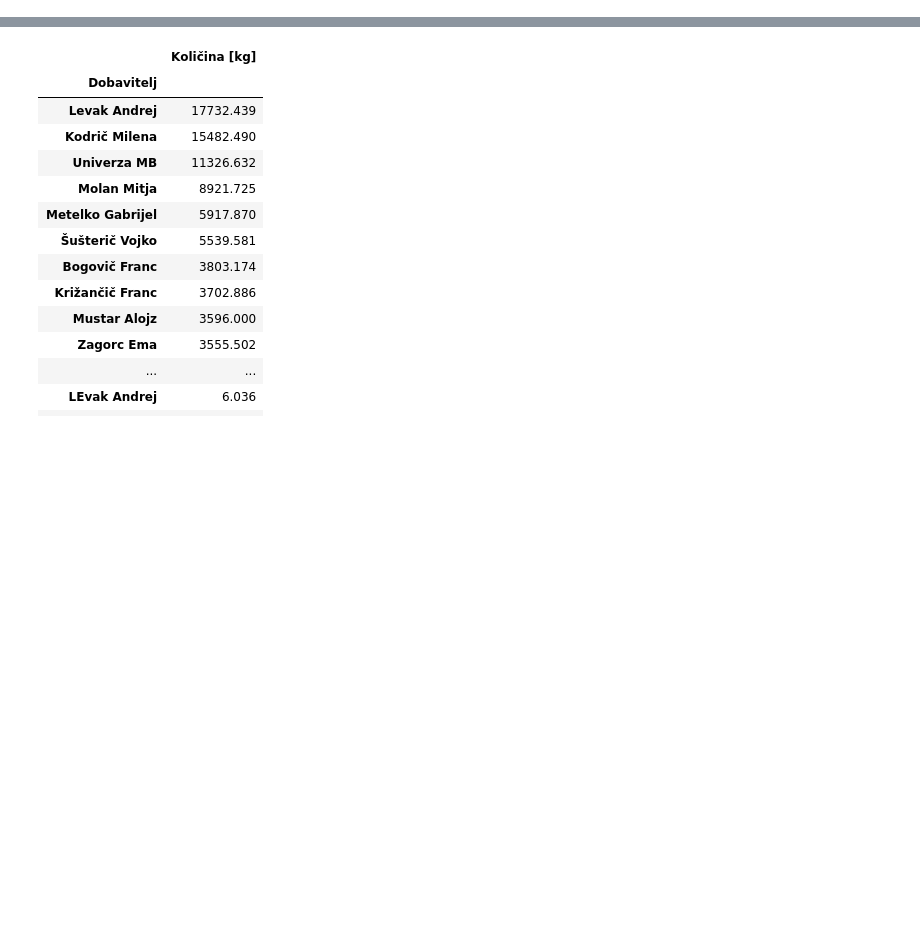
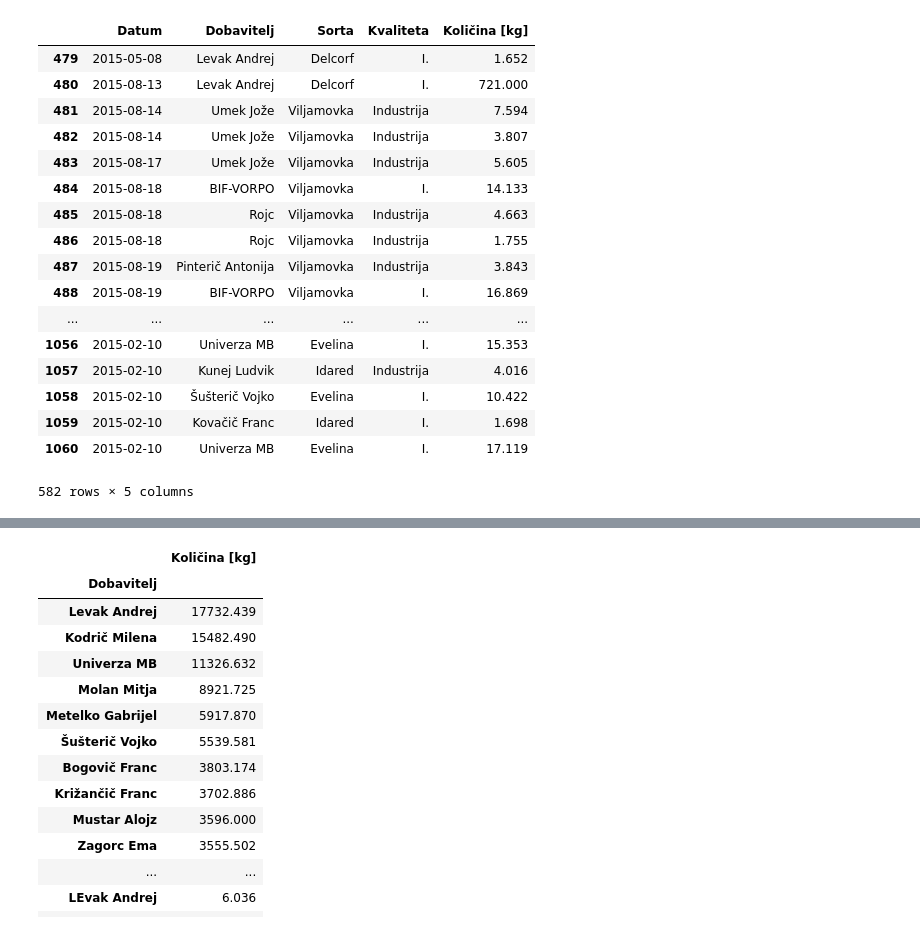
Before and after one commit to adrstvensek/Kvaliteta-prejetega-sadja, a Jupyter notebook: Projekt.ipynb, the cells around one changed output, grey strips where cells are left out. Saved outputs shown, nothing was run; the diff lists cells and outputs as text; code cells hidden in the pictures; blank space fills up the shorter version.

```diff
--- a/Projekt.ipynb
+++ b/Projekt.ipynb
@@ -30,0 +52,22 @@ kvaliteta_2015 = kvaliteta[kvaliteta['Datum'].dt.year > 2014]
+# %%
+kvaliteta_2015 = kvaliteta[kvaliteta['Datum'].dt.year == 2015]
+kvaliteta_2015
+# %% [output]
+|  | Datum | Dobavitelj | Sorta | Kvaliteta | Količina [kg] |
+| 479 | 2015-05-08 | Levak Andrej | Delcorf | I. | 1.652 |
+| 480 | 2015-08-13 | Levak Andrej | Delcorf | I. | 721.000 |
+| 481 | 2015-08-14 | Umek Jože | Viljamovka | Industrija | 7.594 |
+| 482 | 2015-08-14 | Umek Jože | Viljamovka | Industrija | 3.807 |
+| 483 | 2015-08-17 | Umek Jože | Viljamovka | Industrija | 5.605 |
+| 484 | 2015-08-18 | BIF-VORPO | Viljamovka | I. | 14.133 |
+| 485 | 2015-08-18 | Rojc | Viljamovka | Industrija | 4.663 |
+| 486 | 2015-08-18 | Rojc | Viljamovka | Industrija | 1.755 |
+| 487 | 2015-08-19 | Pinterič Antonija | Viljamovka | Industrija | 3.843 |
+| 488 | 2015-08-19 | BIF-VORPO | Viljamovka | I. | 16.869 |
+| ... | ... | ... | ... | ... | ... |
+| 1056 | 2015-02-10 | Univerza MB | Evelina | I. | 15.353 |
+| 1057 | 2015-02-10 | Kunej Ludvik | Idared | Industrija | 4.016 |
+| 1058 | 2015-02-10 | Šušterič Vojko | Evelina | I. | 10.422 |
+| 1059 | 2015-02-10 | Kovačič Franc | Idared | I. | 1.698 |
+| 1060 | 2015-02-10 | Univerza MB | Evelina | I. | 17.119 |
+582 rows × 5 columns
```
Also changed, not shown: parts of 10 cells of this notebook.
